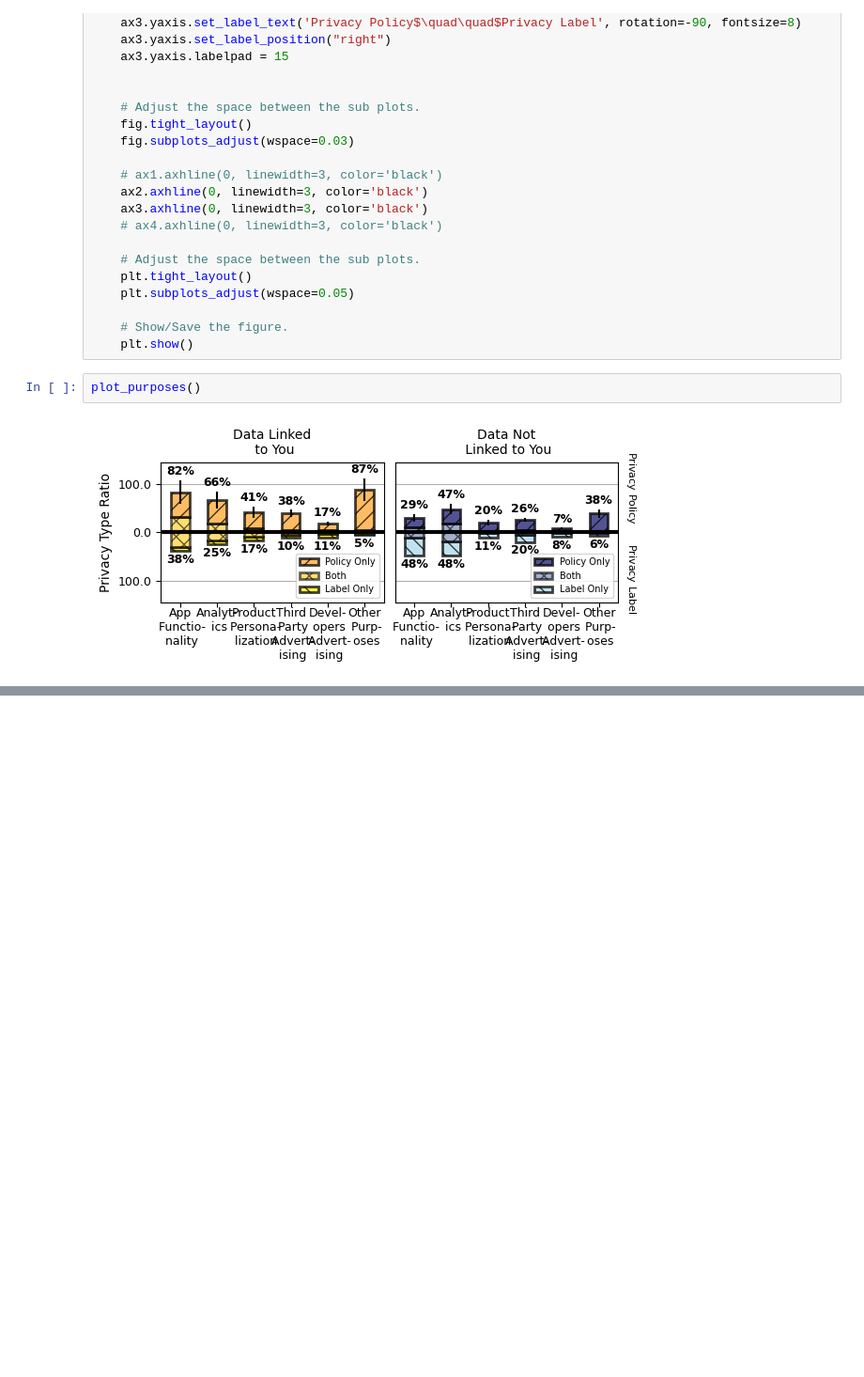
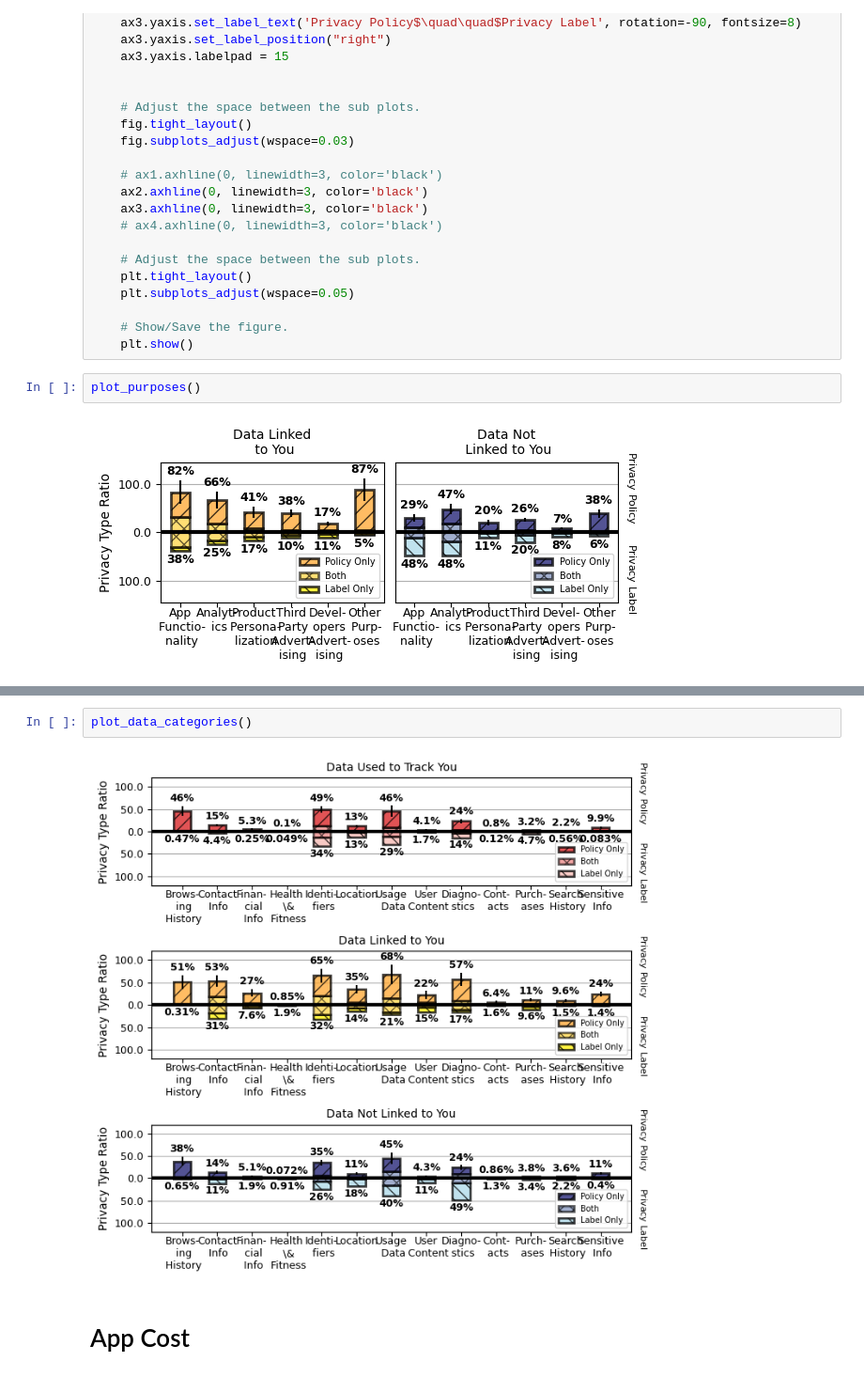
Before and after one commit to masood/2024-pets-privacy-labels-policies, a Jupyter notebook: dataset.ipynb, the cells around one changed output, grey strips where cells are left out. Shown at 94% size. Cells and saved outputs as stored; diff of their text form; blank space fills up the shorter version.

```diff
--- a/dataset.ipynb
+++ b/dataset.ipynb
@@ -528,0 +1097,6 @@ plot_purposes()
+# %%
+plot_data_categories()
+# %% [output]
+[figure, added]
+# %% [markdown]
+# App Cost
```
Also changed, not shown: parts of 23 cells of this notebook.
